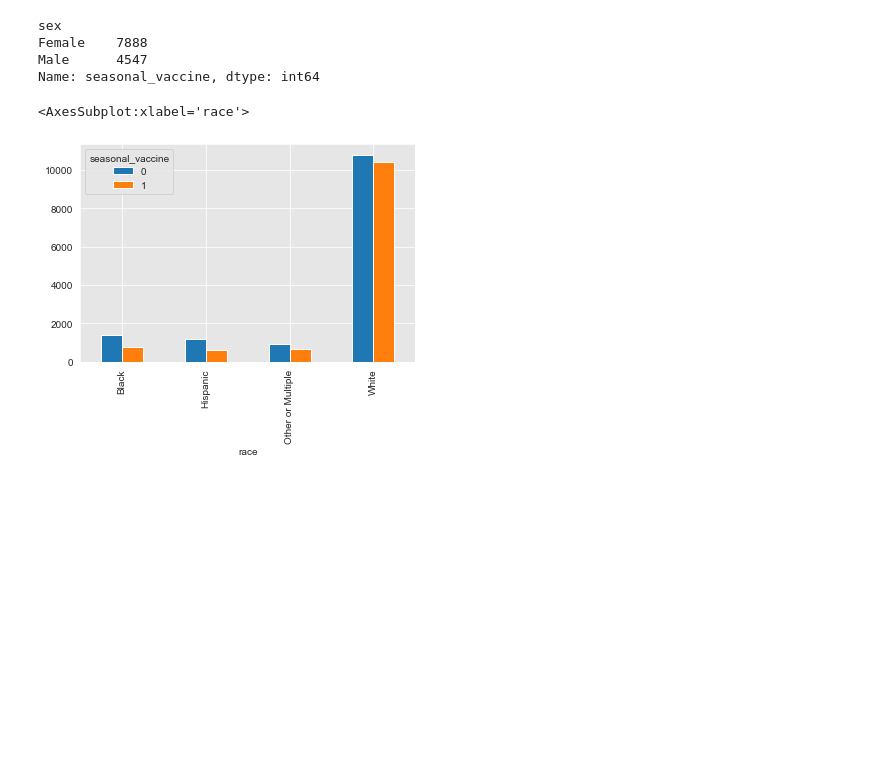
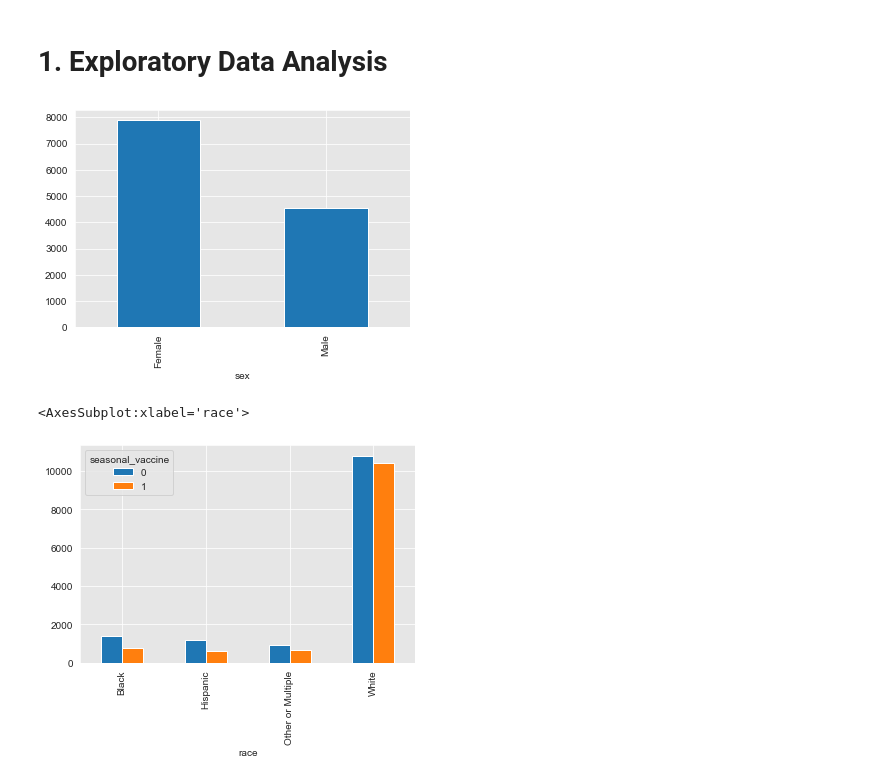
Before and after one commit to rredd002/Flu-Analysis, a Jupyter notebook: notebook.ipynb, the cells around one changed output. Cells and saved outputs as stored; diff of their text form; code cells hidden in the pictures; blank space fills up the shorter version.

```diff
--- a/notebook.ipynb
+++ b/notebook.ipynb
@@ -10,0 +17,2 @@ from sklearn.metrics import confusion_matrix, plot_confusion_matrix, classificat
+# %% [markdown]
+# 1. Exploratory Data Analysis
@@ -30,11 +66,9 @@ cleaned_train_features = raw_train_features.drop(columns=drop_columns)
 survey_data = cleaned_train_features.merge(right=train_labels, how='inner', on='respondent_id')
 # %%
-survey_data.groupby(['sex'])['seasonal_vaccine'].sum()
+vaccine_by_sex = survey_data.groupby(['sex'])['seasonal_vaccine'].sum()
+vaccine_by_sex.plot(kind='bar');
 # %% [output]
-sex
-Female    7888
-Male      4547
-Name: seasonal_vaccine, dtype: int64
+[figure, added]
 # %%
 vaccine_by_race = survey_data.groupby(['race', 'seasonal_vaccine'])['seasonal_vaccine'].count()
 vaccine_by_race.unstack().plot(kind='bar')
```
Also changed, not shown: parts of 56 cells of this notebook.
